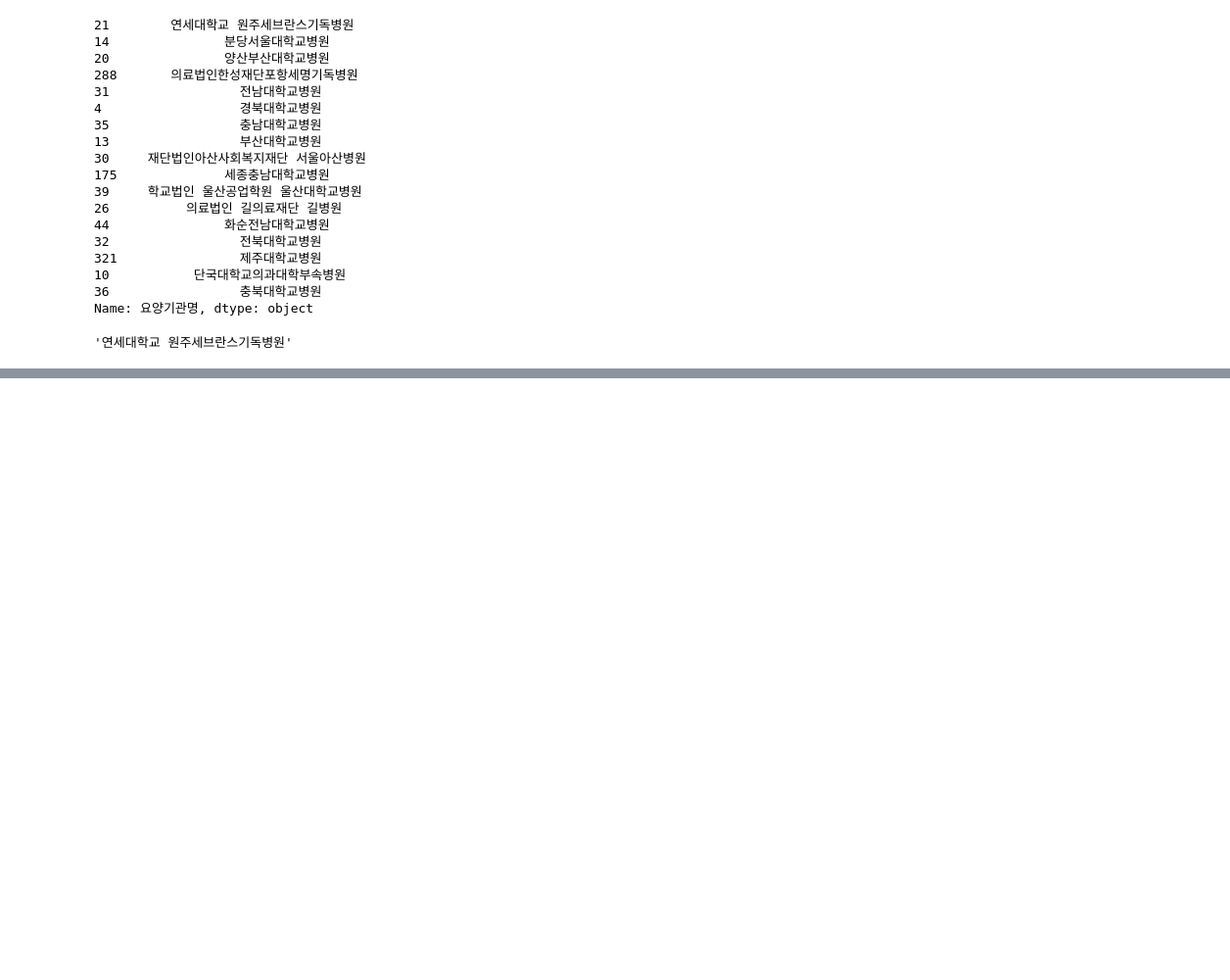
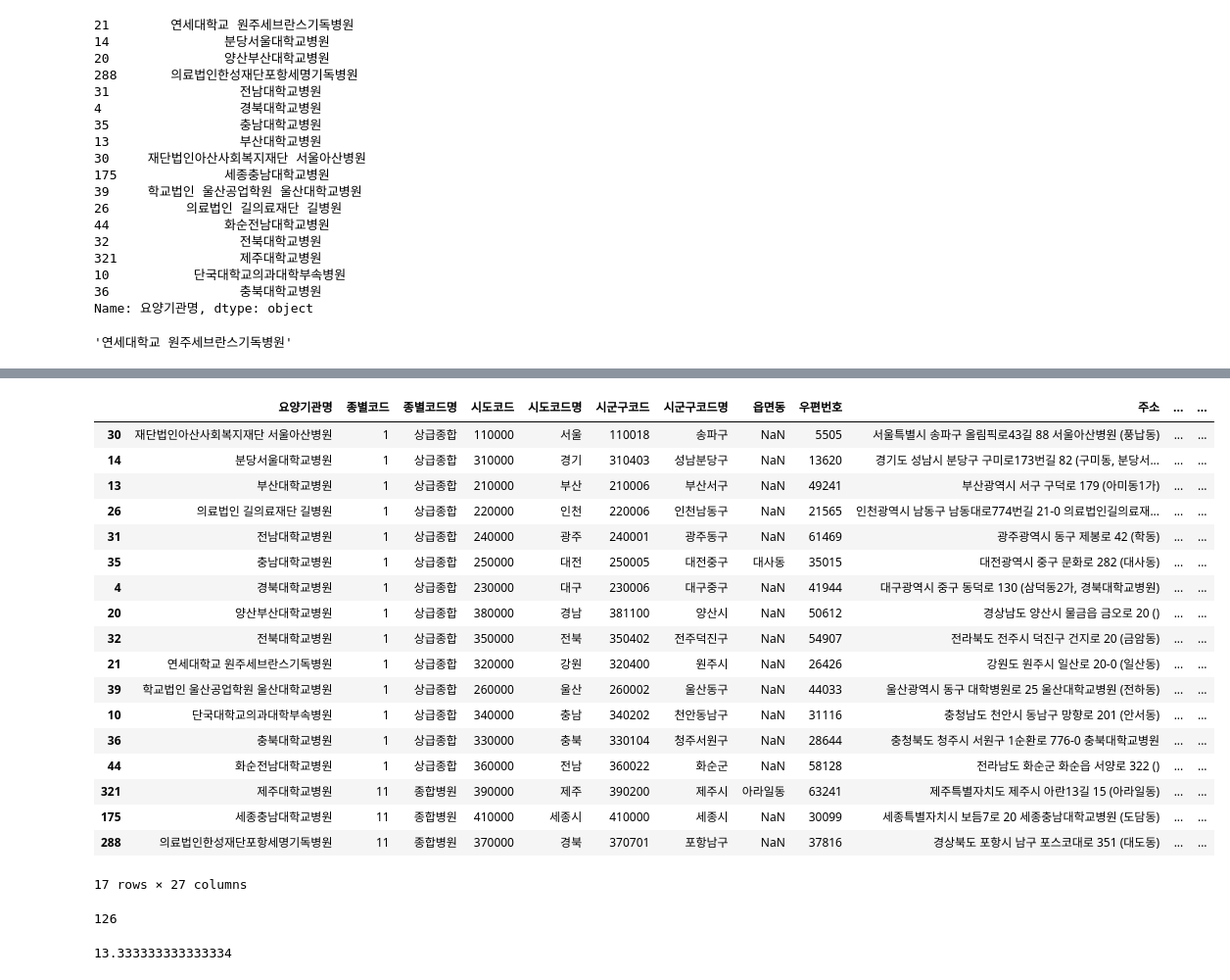
Before and after one commit to qooqookeke/car_greenhouse_gas, a Jupyter notebook: hospital.ipynb, the cells around one changed output, grey strips where cells are left out. Shown at 98% size. Drawn from its saved outputs; the diff is of its cells as text; code cells hidden in the pictures; blank space fills up the shorter version.

```diff
--- a/hospital.ipynb
+++ b/hospital.ipynb
@@ -386,0 +429,34 @@ doc_data1['요양기관명'].iloc[0]
+# %%
+df3 = doc_data1.sort_values(by=doc_data1.columns[14],ascending=0)
+# %%
+db1 = df3.iloc[:,1:28]
+# %%
+db1
+# %% [output]
+|  | 요양기관명 | 종별코드 | 종별코드명 | 시도코드 | 시도코드명 | 시군구코드 | 시군구코드명 | 읍면동 | 우편번호 | 주소 | ... | ... |
+| 30 | 재단법인아산사회복지재단 서울아산병원 | 1 | 상급종합 | 110000 | 서울 | 110018 | 송파구 | NaN | 5505 | 서울특별시 송파구 올림픽로43길 88 서울아산병원 (풍납동) | ... | ... |
+| 14 | 분당서울대학교병원 | 1 | 상급종합 | 310000 | 경기 | 310403 | 성남분당구 | NaN | 13620 | 경기도 성남시 분당구 구미로173번길 82 (구미동, 분당서... | ... | ... |
+| 13 | 부산대학교병원 | 1 | 상급종합 | 210000 | 부산 | 210006 | 부산서구 | NaN | 49241 | 부산광역시 서구 구덕로 179 (아미동1가) | ... | ... |
+| 26 | 의료법인 길의료재단 길병원 | 1 | 상급종합 | 220000 | 인천 | 220006 | 인천남동구 | NaN | 21565 | 인천광역시 남동구 남동대로774번길 21-0 의료법인길의료재... | ... | ... |
+| 31 | 전남대학교병원 | 1 | 상급종합 | 240000 | 광주 | 240001 | 광주동구 | NaN | 61469 | 광주광역시 동구 제봉로 42 (학동) | ... | ... |
+| 35 | 충남대학교병원 | 1 | 상급종합 | 250000 | 대전 | 250005 | 대전중구 | 대사동 | 35015 | 대전광역시 중구 문화로 282 (대사동) | ... | ... |
+| 4 | 경북대학교병원 | 1 | 상급종합 | 230000 | 대구 | 230006 | 대구중구 | NaN | 41944 | 대구광역시 중구 동덕로 130 (삼덕동2가, 경북대학교병원) | ... | ... |
+| 20 | 양산부산대학교병원 | 1 | 상급종합 | 380000 | 경남 | 381100 | 양산시 | NaN | 50612 | 경상남도 양산시 물금읍 금오로 20 () | ... | ... |
+| 32 | 전북대학교병원 | 1 | 상급종합 | 350000 | 전북 | 350402 | 전주덕진구 | NaN | 54907 | 전라북도 전주시 덕진구 건지로 20 (금암동) | ... | ... |
+| 21 | 연세대학교 원주세브란스기독병원 | 1 | 상급종합 | 320000 | 강원 | 320400 | 원주시 | NaN | 26426 | 강원도 원주시 일산로 20-0 (일산동) | ... | ... |
+| 39 | 학교법인 울산공업학원 울산대학교병원 | 1 | 상급종합 | 260000 | 울산 | 260002 | 울산동구 | NaN | 44033 | 울산광역시 동구 대학병원로 25 울산대학교병원 (전하동) | ... | ... |
+| 10 | 단국대학교의과대학부속병원 | 1 | 상급종합 | 340000 | 충남 | 340202 | 천안동남구 | NaN | 31116 | 충청남도 천안시 동남구 망향로 201 (안서동) | ... | ... |
+| 36 | 충북대학교병원 | 1 | 상급종합 | 330000 | 충북 | 330104 | 청주서원구 | NaN | 28644 | 충청북도 청주시 서원구 1순환로 776-0 충북대학교병원 | ... | ... |
+| 44 | 화순전남대학교병원 | 1 | 상급종합 | 360000 | 전남 | 360022 | 화순군 | NaN | 58128 | 전라남도 화순군 화순읍 서양로 322 () | ... | ... |
+| 321 | 제주대학교병원 | 11 | 종합병원 | 390000 | 제주 | 390200 | 제주시 | 아라일동 | 63241 | 제주특별자치도 제주시 아란13길 15 (아라일동) | ... | ... |
+| 175 | 세종충남대학교병원 | 11 | 종합병원 | 410000 | 세종시 | 410000 | 세종시 | NaN | 30099 | 세종특별자치시 보듬7로 20 세종충남대학교병원 (도담동) | ... | ... |
+| 288 | 의료법인한성재단포항세명기독병원 | 11 | 종합병원 | 370000 | 경북 | 370701 | 포항남구 | NaN | 37816 | 경상북도 포항시 남구 포스코대로 351 (대도동) | ... | ... |
+17 rows × 27 columns
+# %%
+doc_data1['총의사수'].min()
+# %% [output]
+126
+# %%
+doc_data1['총의사수'].max()/doc_data1['총의사수'].min()
+# %% [output]
+13.333333333333334
```
Also changed, not shown: parts of 8 cells of this notebook.
